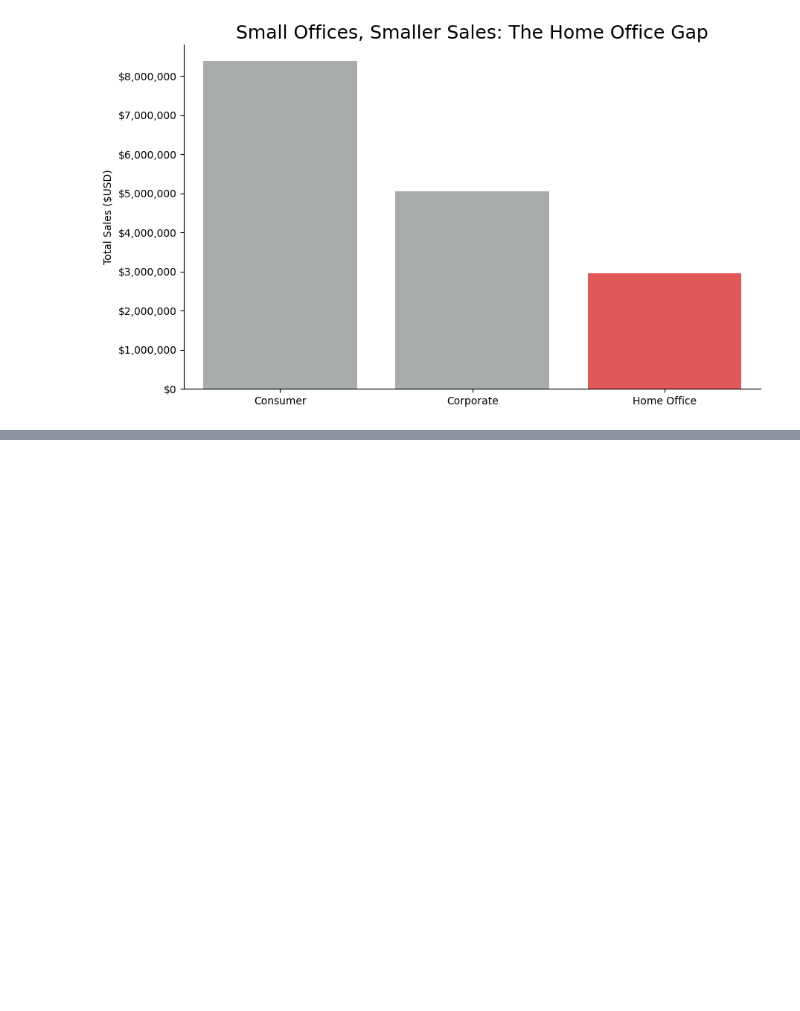
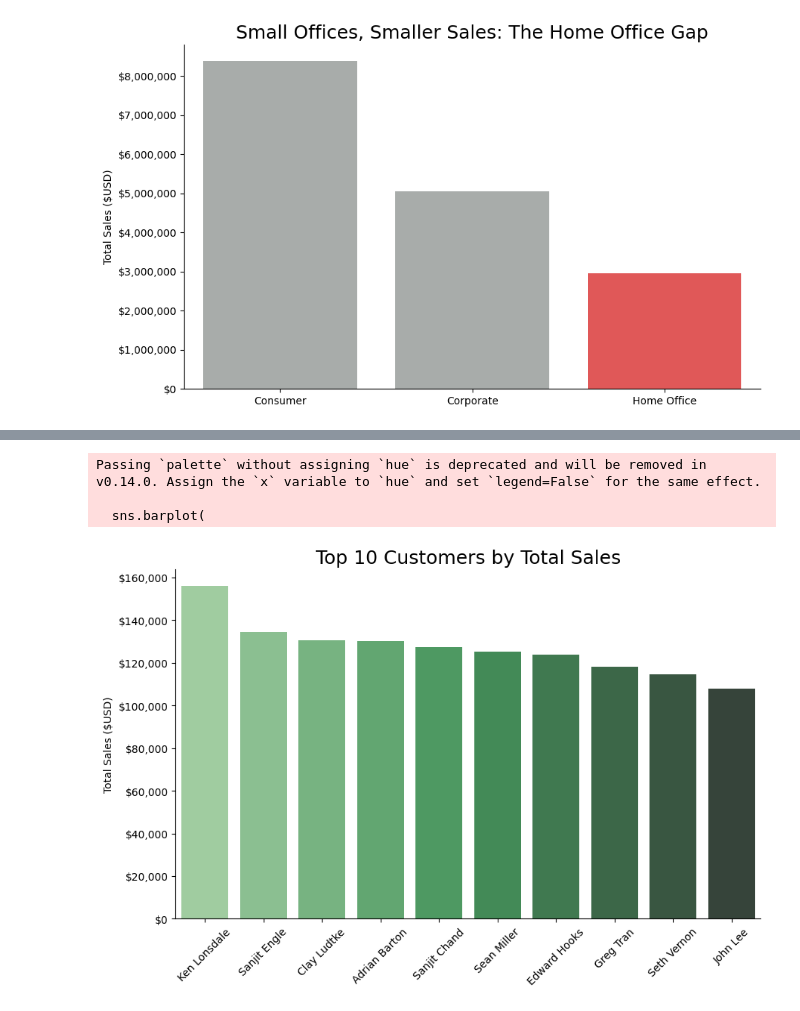
Before and after one commit to notepadnomad/DataAnalysisModule3, a Jupyter notebook: Week4/notebooks/superstore_sales_workflow.ipynb, the cells around one changed output, grey strips where cells are left out. Cells and saved outputs as stored; diff of their text form; code cells hidden in the pictures; blank space fills up the shorter version.

```diff
--- a/Week4/notebooks/superstore_sales_workflow.ipynb
+++ b/Week4/notebooks/superstore_sales_workflow.ipynb
@@ -446,0 +447,27 @@ plt.show()
+# %%
+# visualization two code here
+
+fig, ax = plt.subplots(figsize=(10,6))
+
+sns.barplot(
+    data=result2,
+    x='customer_name',
+    y='total_sales',
+    legend=False,
+    ax=ax,
+    palette='Greens_d',
+)
+
+ax.set_title('Top 10 Customers by Total Sales', fontsize=18)
+ax.set_xlabel(None)
+ax.set_ylabel('Total Sales ($USD)')
+ax.yaxis.set_major_formatter(mticker.FuncFormatter(lambda x, _: f'${x:,.0f}'))
+plt.xticks(rotation=45)
+
+sns.despine()
+plt.show()
+# %% [output]
+Passing `palette` without assigning `hue` is deprecated and will be removed in v0.14.0. Assign the `x` variable to `hue` and set `legend=False` for the same effect.
+
+  sns.barplot(
+[figure, added]
```
Also changed, not shown: parts of 9 cells of this notebook.
